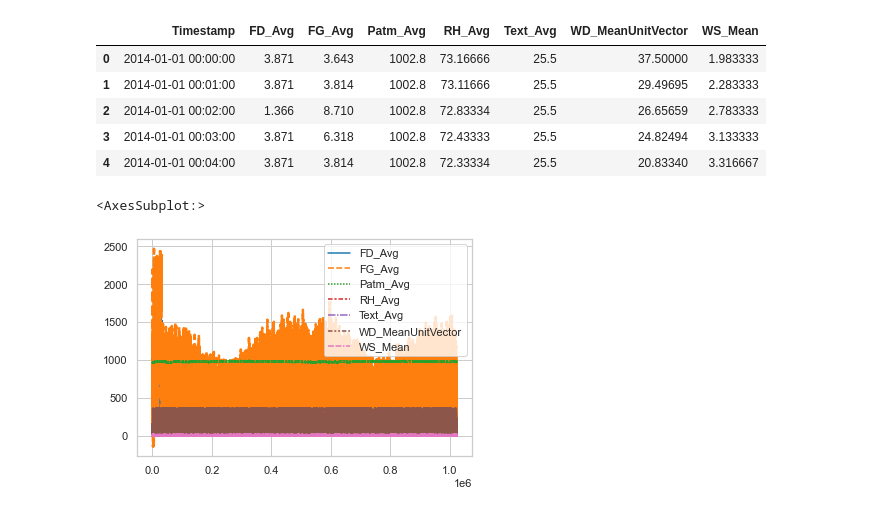
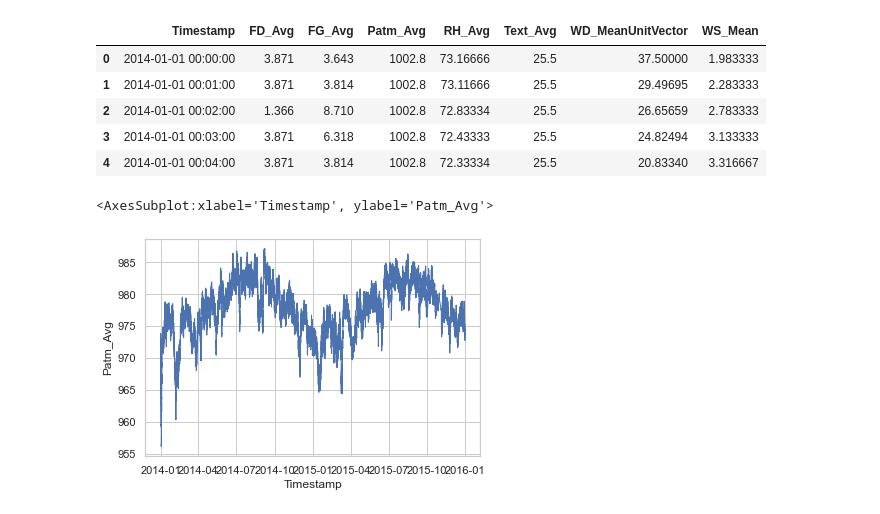
Before and after one commit to anhtu7/FouilleDeDonnees_projet, a Jupyter notebook: visualisation.ipynb, the cells around one changed output. Cells and saved outputs as stored; diff of their text form; code cells hidden in the pictures.

```diff
--- a/visualisation.ipynb
+++ b/visualisation.ipynb
@@ -21,9 +22,11 @@ df_SaintPierre.head()
 | 2 | 2014-01-01 00:02:00 | 1.366 | 8.710 | 1002.8 | 72.83334 | 25.5 | 26.65659 | 2.783333 |
 | 3 | 2014-01-01 00:03:00 | 3.871 | 6.318 | 1002.8 | 72.43333 | 25.5 | 24.82494 | 3.133333 |
 | 4 | 2014-01-01 00:04:00 | 3.871 | 3.814 | 1002.8 | 72.33334 | 25.5 | 20.83340 | 3.316667 |
+# %%
+df_Moufia['Timestamp'] = pd.DatetimeIndex(df_Moufia['Timestamp'])
 # %%
 sns.set_theme(style="whitegrid")
-sns.lineplot(data=df_Moufia, palette="tab10", linewidth=2.5)
+sns.lineplot(x="Timestamp",y="Patm_Avg", data=df_Moufia[["Timestamp","Patm_Avg"]], palette="tab10", linewidth=1)
 # %% [output]
-<AxesSubplot:>
+<AxesSubplot:xlabel='Timestamp', ylabel='Patm_Avg'>
-[figure, old version]
+[figure, new version]
```
Also changed, not shown: parts of 6 cells of this notebook.
